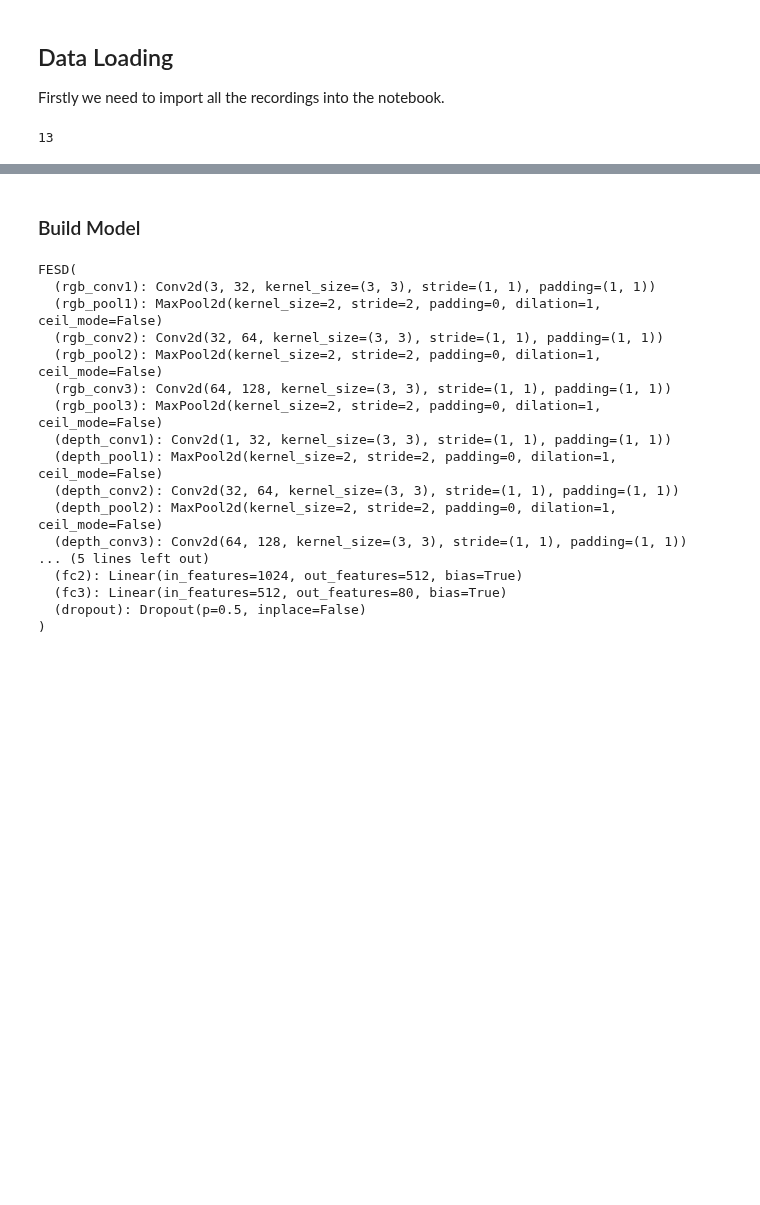
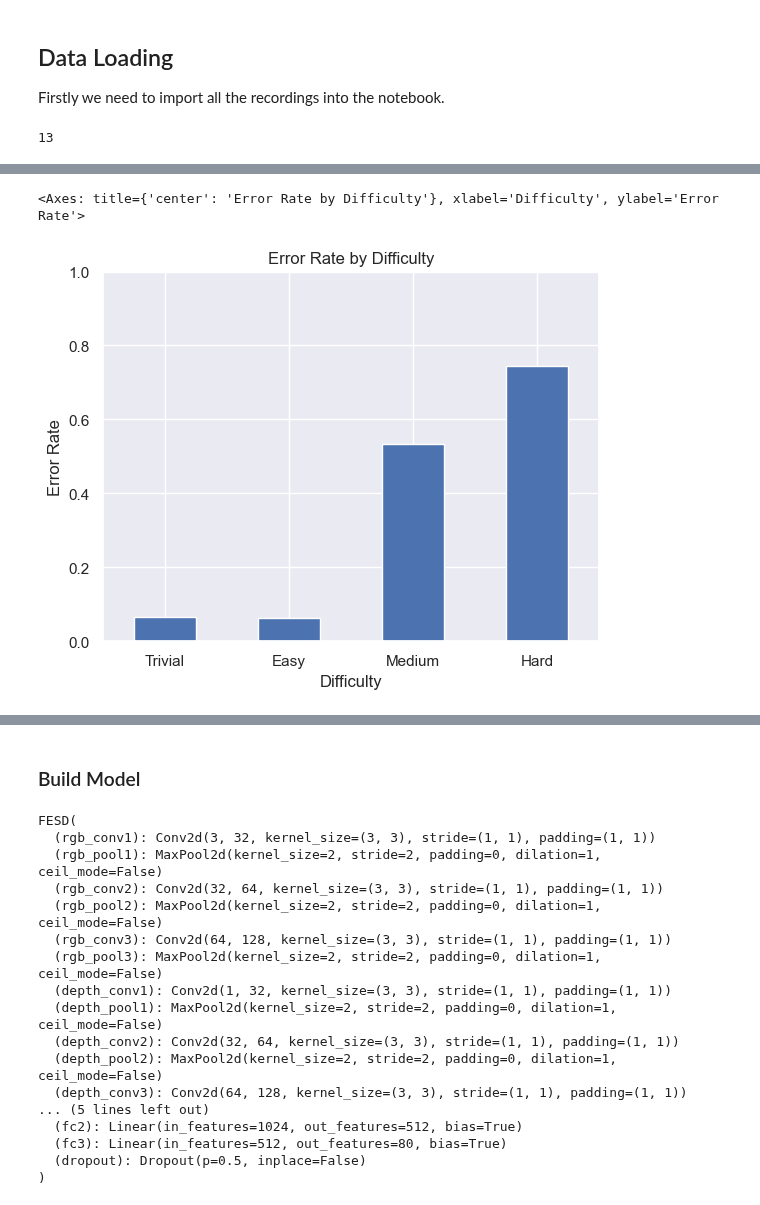
Before and after one commit to LeonardoPohl/FESD, a Jupyter notebook: FESDModel/FESDModel.ipynb, the cells around one changed output, grey strips where cells are left out. Drawn from its saved outputs; the diff is of its cells as text; code cells hidden in the pictures; blank space fills up the shorter version.

Commit message:
Created dataset statistics

```diff
--- a/FESDModel/FESDModel.ipynb
+++ b/FESDModel/FESDModel.ipynb
@@ -95,5 +58,5 @@ RecursionError: maximum recursion depth exceeded
 # %%
-RECORDING_DIR = Path('H:/Recordings/')
+RECORDING_DIR = Path('D:/Recordings/')
 CHECKPOINT_DIR = Path('checkpoints')
 
 # Writer will output to ./runs/ directory by default
@@ -224,21 +146,0 @@ H:\Recordings\Session_2023-03-01T15.01.32\SkeletonNui.json 230
-# %%
-for i in range(len(dataset_train), len(dataset_eval)):
-  _, _, _, gt = dataset_eval[i]
-  frame = dataset_eval.frame
-
-  row = [frame.session['Session Parameters']['Exercise'], "Eval"]
-  row += list(map(int, gt2err(gt)[0].tolist()))
-
-  df.loc[i] = row
-# %%
-for i in range(len(dataset_eval) + len(dataset_train), len(dataset_test)):
-  _, _, _, gt = dataset_test[i]
-  frame = dataset_test.frame
-
-  row = [frame.session['Session Parameters']['Exercise'], "Test"]
-  row += list(map(int, gt2err(gt)[0].tolist()))
-
-  df.loc[i] = row
-
-
-df
@@ -336,0 +202,5 @@ plt.show()
+# %%
+df["Joint Name"] = df["Joint"].apply(lambda x: joint_names[x])
+df["Simple Error"] = df["Error"] != 0
+df["Difficulty Name"] = df["Difficulty"].apply(lambda x: "Trivial" if x == 0 else "Easy" if x == 1 else "Medium" if x == 2 else "Hard")
+df
@@ -336,0 +221,15 @@ plt.show()
+# %%
+error_by_difficulty = df[['Difficulty', "Difficulty Name", "Simple Error"]].groupby(["Difficulty Name"]).mean().sort_values(by="Difficulty")["Simple Error"]
+ax = error_by_difficulty.plot.bar()
+ax.set_ylabel("Error Rate")
+ax.set_xlabel("Difficulty")
+ax.set_title("Error Rate by Difficulty")
+ax.set_ylim(0, 1)
+labels = ['Trivial', 'Easy', 'Medium', 'Hard']
+ax.set_xticks([0, 1, 2, 3])
+ax.set_xticklabels(labels, rotation=0, ha='center')
+ax.get_figure().savefig("figures/Error_Rate_by_Difficulty.png")
+ax
+# %% [output]
+<Axes: title={'center': 'Error Rate by Difficulty'}, xlabel='Difficulty', ylabel='Error Rate'>
+[figure, added]
```
Also changed, not shown: parts of 16 cells of this notebook, 4 other files.
